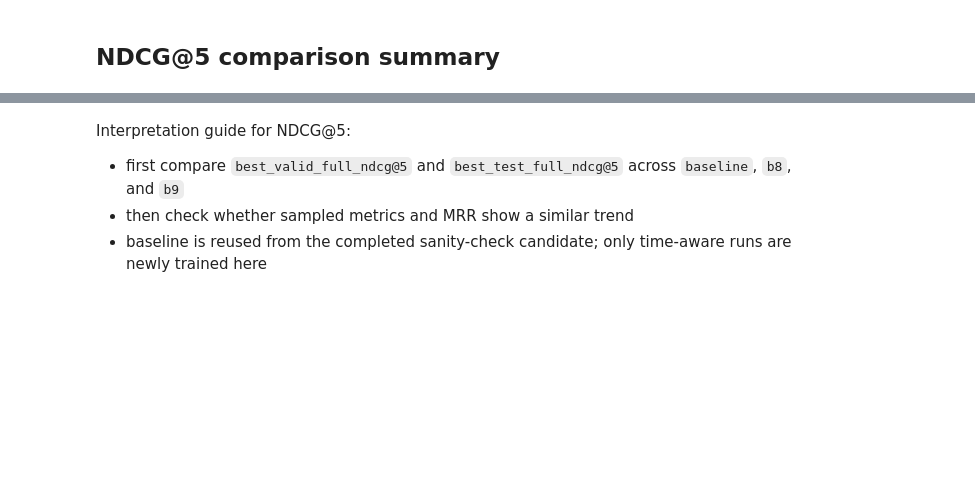
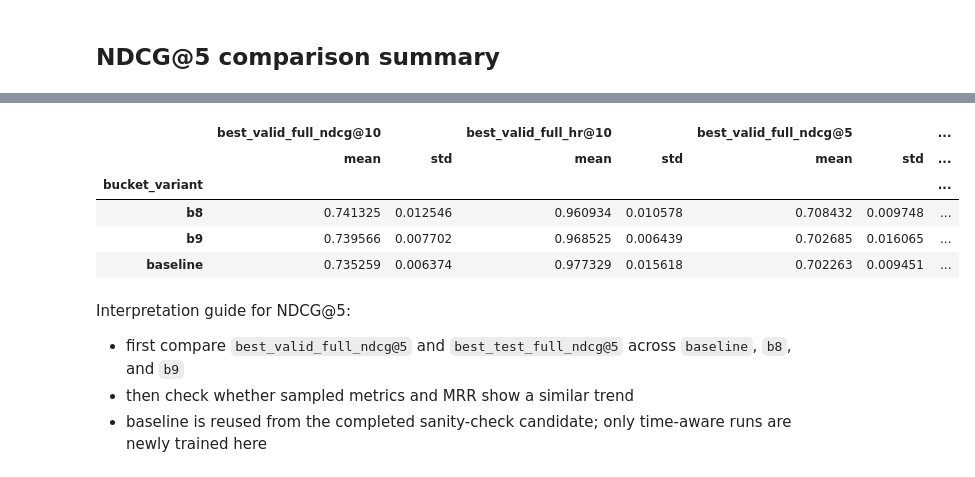
Before and after one commit to hwbuzz/time-aware-behavior-prediction, a Jupyter notebook: notebooks/sasrec_timeaware_bpi2012_colab_train_03_260513.ipynb, the cells around one changed output, grey strips where cells are left out. Saved outputs shown, nothing was run; the diff lists cells and outputs as text; code cells hidden in the pictures; blank space fills up the shorter version.

```diff
--- a/notebooks/sasrec_timeaware_bpi2012_colab_train_03_260513.ipynb
+++ b/notebooks/sasrec_timeaware_bpi2012_colab_train_03_260513.ipynb
@@ -656,13 +998,26 @@ df_ndcg5[[
 # %%
 summary_ndcg5 = df_ndcg5.groupby('bucket_variant')[[
-    'best_valid_full_ndcg@5', 'best_test_full_ndcg@5',
-    'best_valid_full_ndcg@10', 'best_test_full_ndcg@10',
-    'best_valid_full_mrr', 'best_test_full_mrr',
-    'best_valid_sampled_ndcg@5', 'best_test_sampled_ndcg@5',
-    'best_valid_sampled_ndcg@10', 'best_test_sampled_ndcg@10',
-    'best_valid_sampled_mrr', 'best_test_sampled_mrr',
+    'best_valid_full_ndcg@10', 'best_valid_full_hr@10',
+    'best_valid_full_ndcg@5', 'best_valid_full_hr@5',
+    'best_valid_full_mrr',
+    'best_test_full_ndcg@10', 'best_test_full_hr@10',
+    'best_test_full_ndcg@5', 'best_test_full_hr@5',
+    'best_test_full_mrr',
+    'best_valid_sampled_ndcg@10', 'best_valid_sampled_hr@10',
+    'best_valid_sampled_ndcg@5', 'best_valid_sampled_hr@5',
+    'best_valid_sampled_mrr',
+    'best_test_sampled_ndcg@10', 'best_test_sampled_hr@10',
+    'best_test_sampled_ndcg@5', 'best_test_sampled_hr@5',
+    'best_test_sampled_mrr',
 ]].agg(['mean', 'std'])
 summary_ndcg5
+# %% [output]
+|  | best_valid_full_ndcg@10 |  | best_valid_full_hr@10 |  | best_valid_full_ndcg@5 |  | ... |
+|  | mean | std | mean | std | mean | std | ... |
+| bucket_variant |  |  |  |  |  |  | ... |
+| b8 | 0.741325 | 0.012546 | 0.960934 | 0.010578 | 0.708432 | 0.009748 | ... |
+| b9 | 0.739566 | 0.007702 | 0.968525 | 0.006439 | 0.702685 | 0.016065 | ... |
+| baseline | 0.735259 | 0.006374 | 0.977329 | 0.015618 | 0.702263 | 0.009451 | ... |
 # %% [markdown]
 Interpretation guide for NDCG@5:
 - first compare `best_valid_full_ndcg@5` and `best_test_full_ndcg@5` across `baseline`, `b8`, and `b9`
```
Also changed, not shown: parts of 26 cells of this notebook, 16 other files.
